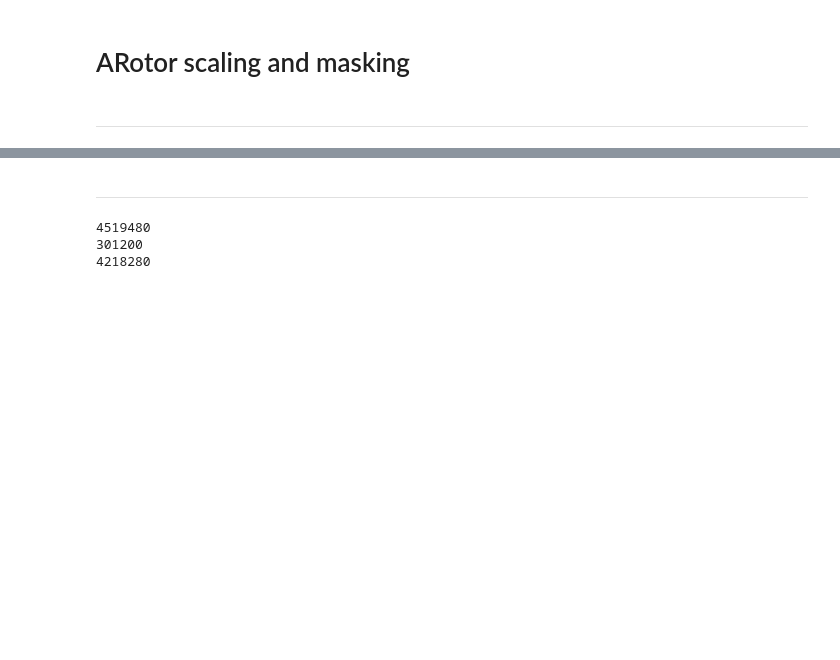
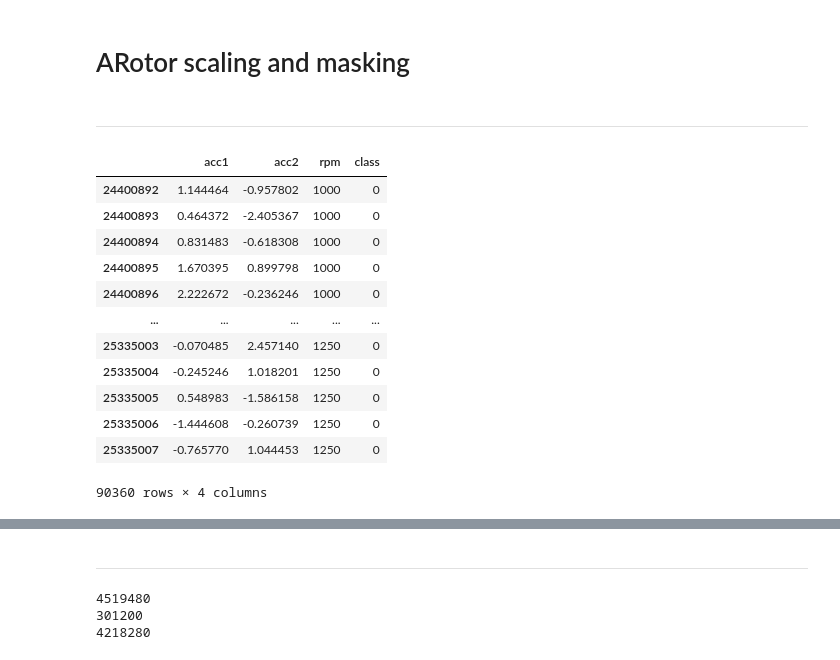
Before and after one commit to 4llu/rapid-deployment, a Jupyter notebook: sandbox.ipynb, the cells around one changed output, grey strips where cells are left out. Saved outputs shown, nothing was run; the diff lists cells and outputs as text; code cells hidden in the pictures; blank space fills up the shorter version.

```diff
--- a/sandbox.ipynb
+++ b/sandbox.ipynb
@@ -683,8 +683,8 @@ processed_data_folder = os.path.join(data_folder, "processed")
 df = pd.read_feather(os.path.join(processed_data_folder, "arotor.feather"))
 # %%
 sensors = ["acc1", "acc2"]
-rpms = [500]
-# rpms = [750, 1000]
+# rpms = [500]
+rpms = [750, 1000, 1250]
 classes = [0, 1, 2, 3, 4, 5, 6, 7, 8, 9]
 
 rotation_len_map = {
@@ -711,13 +711,30 @@ __________________
 # %%
 head_len = 3012 * 10
 
 train_grouped = data.groupby(["class", "rpm"])
 
 train_head = train_grouped.head(head_len)
+train_head = train_head[train_head["class"] == 0]
 train_tail = train_grouped.tail(
     int(
         (len(data) / (10 * len(sensors)))
         - head_len
     )
 )
+
+train_head
+# %% [output]
+|  | acc1 | acc2 | rpm | class |
+| 24400892 | 1.144464 | -0.957802 | 1000 | 0 |
+| 24400893 | 0.464372 | -2.405367 | 1000 | 0 |
+| 24400894 | 0.831483 | -0.618308 | 1000 | 0 |
+| 24400895 | 1.670395 | 0.899798 | 1000 | 0 |
+| 24400896 | 2.222672 | -0.236246 | 1000 | 0 |
+| ... | ... | ... | ... | ... |
+| 25335003 | -0.070485 | 2.457140 | 1250 | 0 |
+| 25335004 | -0.245246 | 1.018201 | 1250 | 0 |
+| 25335005 | 0.548983 | -1.586158 | 1250 | 0 |
+| 25335006 | -1.444608 | -0.260739 | 1250 | 0 |
+| 25335007 | -0.765770 | 1.044453 | 1250 | 0 |
+90360 rows × 4 columns
 # %%
```
Also changed, not shown: parts of 2 cells of this notebook, 6 other files.
